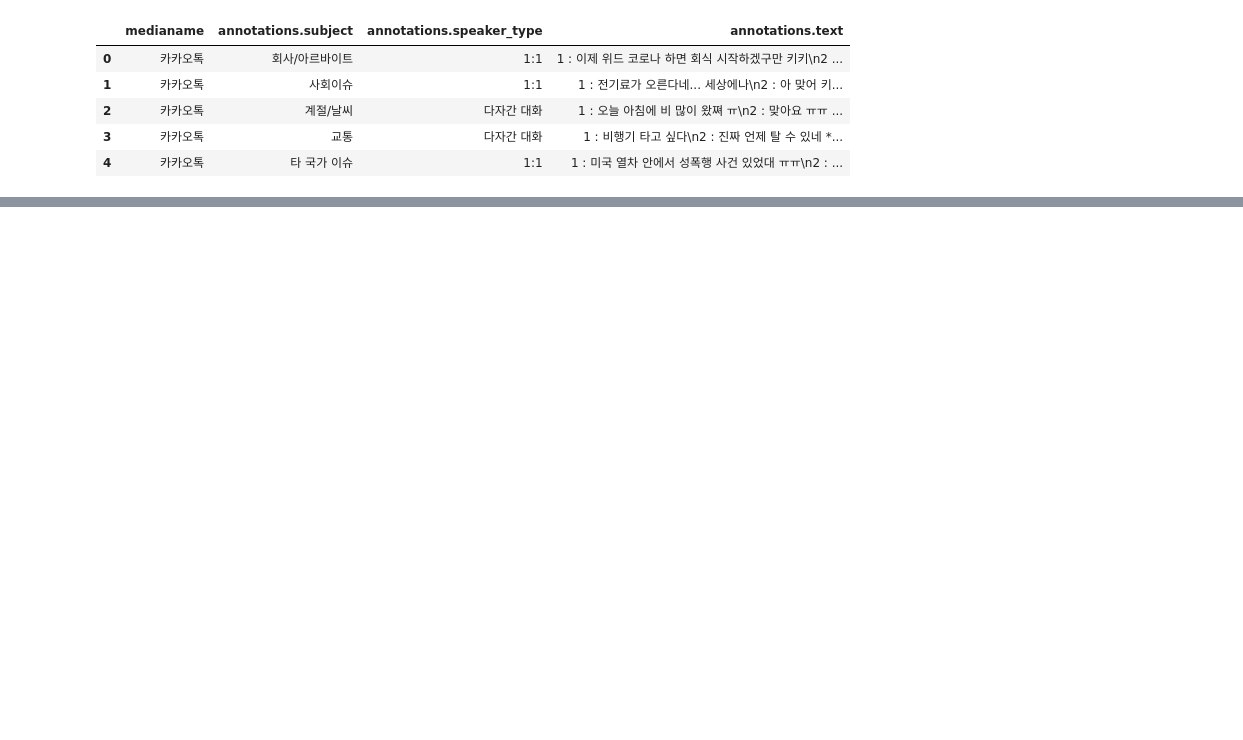
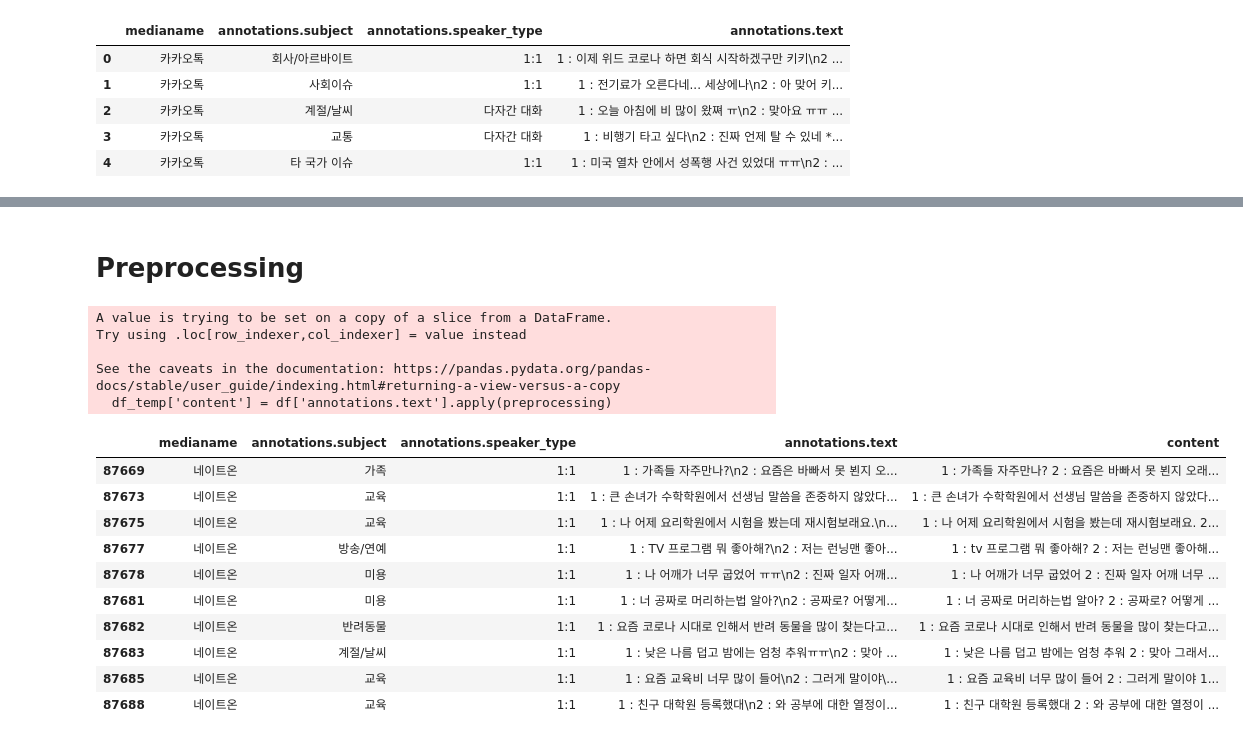
Before and after one commit to hipster4020/generation_model, a Jupyter notebook: src/processing/preprocessing.ipynb, the cells around one changed output, grey strips where cells are left out. Cells and saved outputs as stored; diff of their text form; code cells hidden in the pictures; blank space fills up the shorter version.

Commit message:
data transform

```diff
--- a/src/processing/preprocessing.ipynb
+++ b/src/processing/preprocessing.ipynb
@@ -19,0 +77,2 @@ df.head()
+# %% [markdown]
+# Preprocessing
@@ -19,0 +81,30 @@ df.head()
+# %%
+def preprocessing(x):
+    result = x.replace('\n', ' ').replace('키키', '').replace('하하', '').replace('ㅡㅡ', '').replace('ㅜㅜ', '').replace('ㅠ', '').replace('ㅠㅠ', '').replace('ㅋ', '').replace('ㅎ', '')
+    result = result.lower()
+    # result = re.sub(r'[.,-~?]', '', result)
+    return result
+# %%
+df_temp = df[df['annotations.speaker_type'] == '1:1']
+# %%
+df_temp['content'] = df['annotations.text'].apply(preprocessing)
+# %% [output]
+A value is trying to be set on a copy of a slice from a DataFrame.
+Try using .loc[row_indexer,col_indexer] = value instead
+
+See the caveats in the documentation: https://pandas.pydata.org/pandas-docs/stable/user_guide/indexing.html#returning-a-view-versus-a-copy
+  df_temp['content'] = df['annotations.text'].apply(preprocessing)
+# %%
+df_temp.tail(10)
+# %% [output]
+|  | medianame | annotations.subject | annotations.speaker_type | annotations.text | content |
+| 87669 | 네이트온 | 가족 | 1:1 | 1 : 가족들 자주만나?\n2 : 요즘은 바빠서 못 뵌지 오... | 1 : 가족들 자주만나? 2 : 요즘은 바빠서 못 뵌지 오래... |
+| 87673 | 네이트온 | 교육 | 1:1 | 1 : 큰 손녀가 수학학원에서 선생님 말씀을 존중하지 않았다... | 1 : 큰 손녀가 수학학원에서 선생님 말씀을 존중하지 않았다... |
+| 87675 | 네이트온 | 교육 | 1:1 | 1 : 나 어제 요리학원에서 시험을 봤는데 재시험보래요.\n... | 1 : 나 어제 요리학원에서 시험을 봤는데 재시험보래요. 2... |
+| 87677 | 네이트온 | 방송/연예 | 1:1 | 1 : TV 프로그램 뭐 좋아해?\n2 : 저는 런닝맨 좋아... | 1 : tv 프로그램 뭐 좋아해? 2 : 저는 런닝맨 좋아해... |
+| 87678 | 네이트온 | 미용 | 1:1 | 1 : 나 어깨가 너무 굽었어 ㅠㅠ\n2 : 진짜 일자 어깨... | 1 : 나 어깨가 너무 굽었어 2 : 진짜 일자 어깨 너무 ... |
+| 87681 | 네이트온 | 미용 | 1:1 | 1 : 너 공짜로 머리하는법 알아?\n2 : 공짜로? 어떻게... | 1 : 너 공짜로 머리하는법 알아? 2 : 공짜로? 어떻게 ... |
+| 87682 | 네이트온 | 반려동물 | 1:1 | 1 : 요즘 코로나 시대로 인해서 반려 동물을 많이 찾는다고... | 1 : 요즘 코로나 시대로 인해서 반려 동물을 많이 찾는다고... |
+| 87683 | 네이트온 | 계절/날씨 | 1:1 | 1 : 낮은 나름 덥고 밤에는 엄청 추워ㅠㅠ\n2 : 맞아 ... | 1 : 낮은 나름 덥고 밤에는 엄청 추워 2 : 맞아 그래서... |
+| 87685 | 네이트온 | 교육 | 1:1 | 1 : 요즘 교육비 너무 많이 들어\n2 : 그러게 말이야\... | 1 : 요즘 교육비 너무 많이 들어 2 : 그러게 말이야 1... |
+| 87688 | 네이트온 | 교육 | 1:1 | 1 : 친구 대학원 등록했대\n2 : 와 공부에 대한 열정이... | 1 : 친구 대학원 등록했대 2 : 와 공부에 대한 열정이 ... |
```
Also changed, not shown: parts of 17 cells of this notebook.
